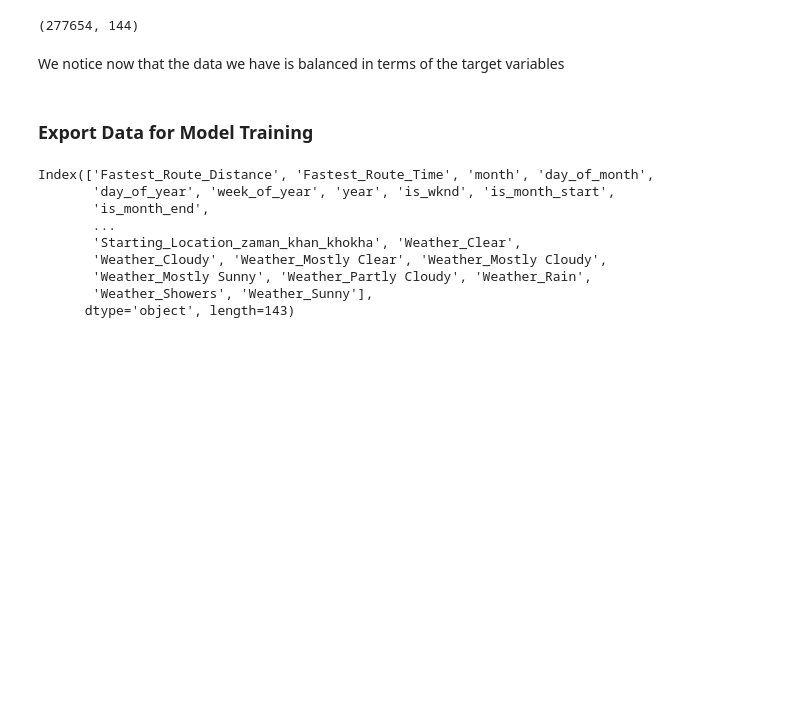
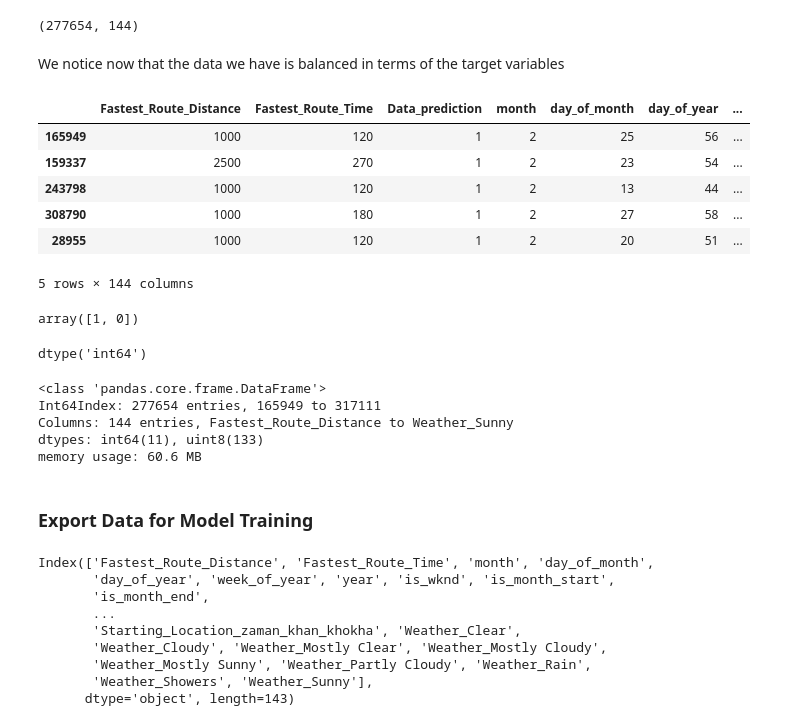
Before and after one commit to andromeda360/research-ds-use-cases, a Jupyter notebook: traffic_congestion/Preprocessing-2.ipynb, the cells around one changed output. Cells and saved outputs as stored; diff of their text form; code cells hidden in the pictures; blank space fills up the shorter version.

```diff
--- a/traffic_congestion/Preprocessing-2.ipynb
+++ b/traffic_congestion/Preprocessing-2.ipynb
@@ -192,6 +201,34 @@ data.shape
 (277654, 144)
 # %% [markdown]
 We notice now that the data we have is balanced in terms of the target variables
+# %%
+data['Data_prediction'] = data['Data_prediction'].replace(['smooth','congested'],[0,1])
+# %%
+data.head()
+# %% [output]
+|  | Fastest_Route_Distance | Fastest_Route_Time | Data_prediction | month | day_of_month | day_of_year | ... |
+| 165949 | 1000 | 120 | 1 | 2 | 25 | 56 | ... |
+| 159337 | 2500 | 270 | 1 | 2 | 23 | 54 | ... |
+| 243798 | 1000 | 120 | 1 | 2 | 13 | 44 | ... |
+| 308790 | 1000 | 180 | 1 | 2 | 27 | 58 | ... |
+| 28955 | 1000 | 120 | 1 | 2 | 20 | 51 | ... |
+5 rows × 144 columns
+# %%
+data.Data_prediction.unique()
+# %% [output]
+array([1, 0])
+# %%
+data['Data_prediction'].dtypes
+# %% [output]
+dtype('int64')
+# %%
+data.info()
+# %% [output]
+<class 'pandas.core.frame.DataFrame'>
+Int64Index: 277654 entries, 165949 to 317111
+Columns: 144 entries, Fastest_Route_Distance to Weather_Sunny
+dtypes: int64(11), uint8(133)
+memory usage: 60.6 MB
 # %% [markdown]
 ### Export Data for Model Training
 # %%
```
Also changed, not shown: parts of 2 cells of this notebook, 4 other files.
